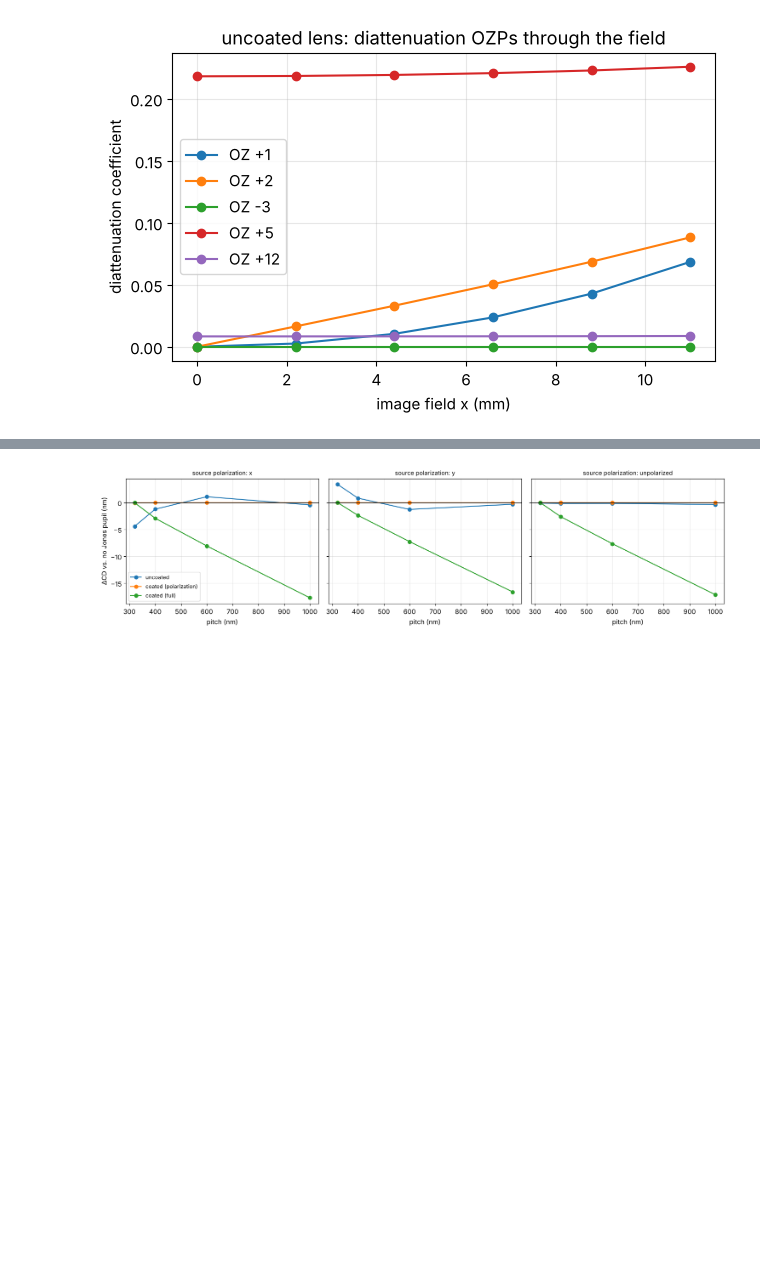
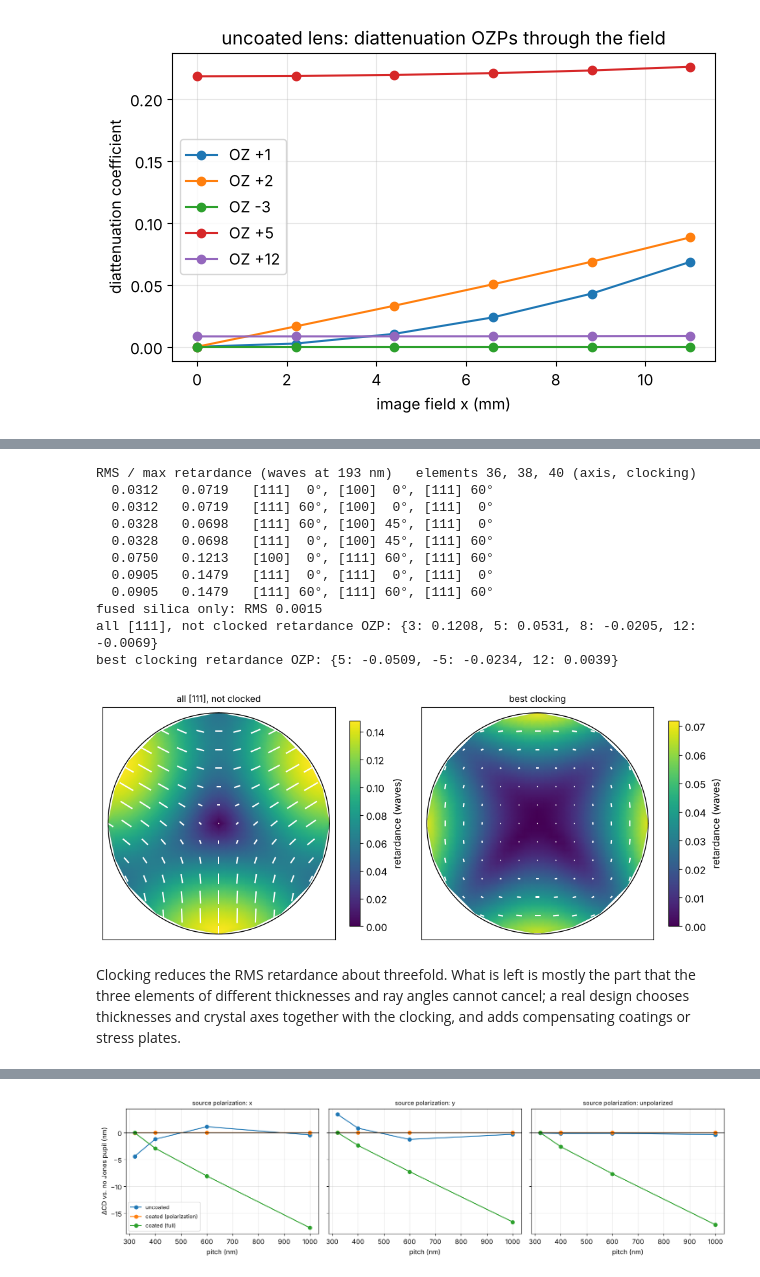
Before and after one commit to aeberspaecher/pyoptics, a Jupyter notebook: notebooks/31_litho_jones_pupil.ipynb, the cells around one changed output, grey strips where cells are left out. Saved outputs shown, nothing was run; the diff lists cells and outputs as text; code cells hidden in the pictures; blank space fills up the shorter version.

```diff
--- a/notebooks/31_litho_jones_pupil.ipynb
+++ b/notebooks/31_litho_jones_pupil.ipynb
@@ -260 +405,44 @@ ax.legend(), ax.grid(alpha=0.3)
+# %%
+import itertools
+
+options = [("111", 0), ("111", 60), ("100", 0), ("100", 45)]
+ranking = []
+for combo in itertools.product(options, repeat=3):
+    g = retardance_orientator(crystal_pupil(combo, N=21))
+    ranking.append((np.sqrt(np.mean(np.abs(g)**2)), np.abs(g).max(), combo))
+ranking.sort(key=lambda row: row[0])
+print("RMS / max retardance (waves at 193 nm)   elements 36, 38, 40 (axis, clocking)")
+for rms, peak, combo in ranking[:4] + ranking[-3:]:
+    print("{:8.4f} {:8.4f}   {}".format(rms, peak, ", ".join("[{}] {:>2d}°".format(a, c) for a, c in combo)))
+print("fused silica only: RMS {:.4f}".format(np.sqrt(np.mean(np.abs(retardance_orientator(coated))**2))))
+
+worst, best = ranking[-1][2], ranking[0][2]
+crystal = {"all [111], not clocked": crystal_pupil(worst), "best clocking": crystal_pupil(best)}
+fig, axes = plt.subplots(1, 2, figsize=(10, 4.3))
+vmax = max(np.abs(retardance_orientator(r)).max() for r in crystal.values())
+for ax, (name, r) in zip(axes, crystal.items()):
+    plot_orientation((r.P_x, r.P_y, retardance_orientator(r)), ax=ax, title=name, scale=vmax,
+                     label="retardance (waves)")
+plt.tight_layout()
+for name, r in crystal.items():
+    f, _ = jp.PhysicalJonesPupil.fit(r.P_x, r.P_y, r.J, n_terms=25)
+    print(name, "retardance OZP:", large(f.retardance, 3e-3))
+# %% [output]
+RMS / max retardance (waves at 193 nm)   elements 36, 38, 40 (axis, clocking)
+  0.0312   0.0719   [111]  0°, [100]  0°, [111] 60°
+  0.0312   0.0719   [111] 60°, [100]  0°, [111]  0°
+  0.0328   0.0698   [111] 60°, [100] 45°, [111]  0°
+  0.0328   0.0698   [111]  0°, [100] 45°, [111] 60°
+  0.0750   0.1213   [100]  0°, [111] 60°, [111] 60°
+  0.0905   0.1479   [111]  0°, [111]  0°, [111]  0°
+  0.0905   0.1479   [111] 60°, [111] 60°, [111] 60°
+fused silica only: RMS 0.0015
+all [111], not clocked retardance OZP: {3: 0.1208, 5: 0.0531, 8: -0.0205, 12: -0.0069}
+best clocking retardance OZP: {5: -0.0509, -5: -0.0234, 12: 0.0039}
+[figure, added]
+# %% [markdown]
+Clocking reduces the RMS retardance about threefold. What is left is mostly
+the part that the three elements of different thicknesses and ray angles
+cannot cancel; a real design chooses thicknesses and crystal axes together
+with the clocking, and adds compensating coatings or stress plates.
 # %% [markdown]
```
Also changed, not shown: parts of 13 cells of this notebook, 8 other files.
